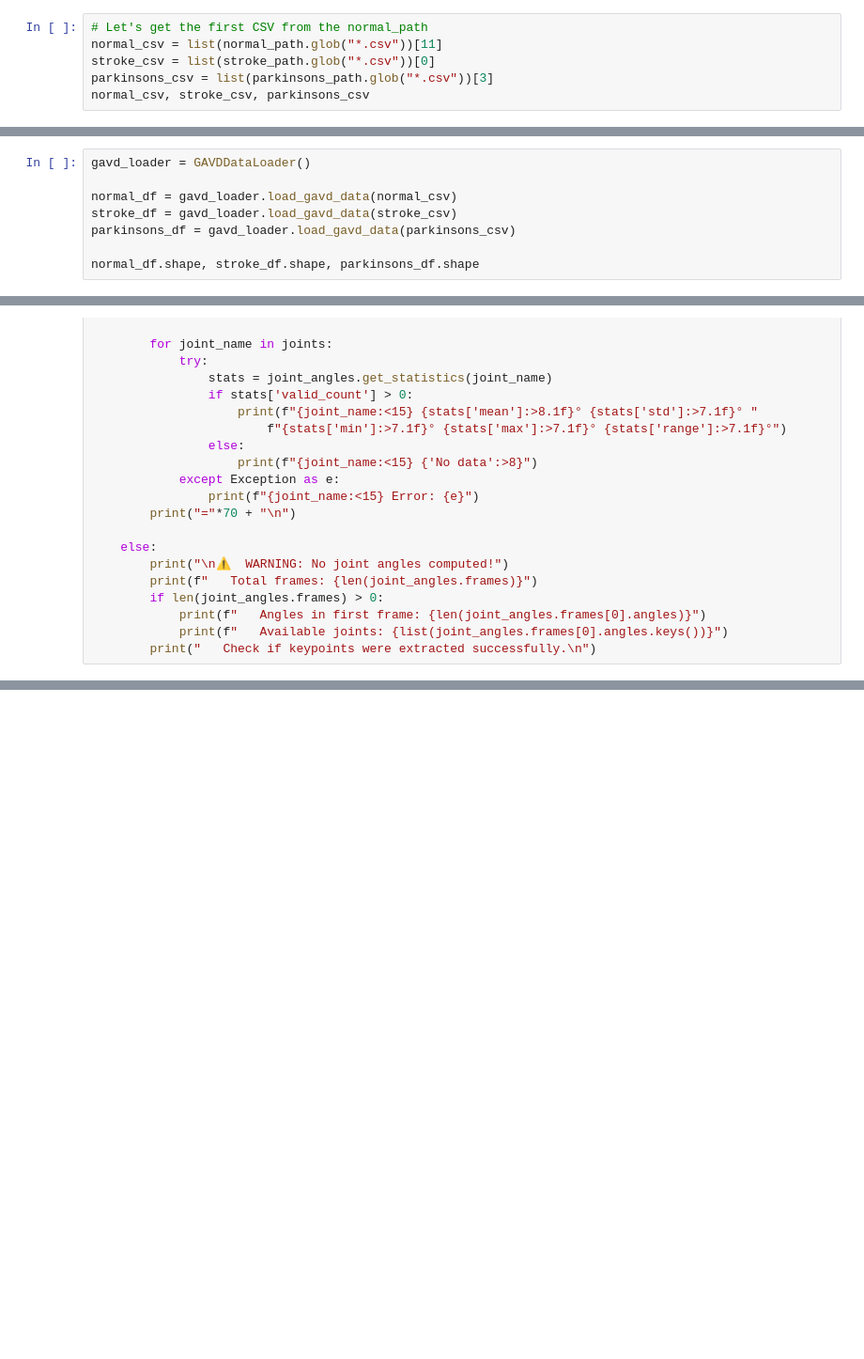
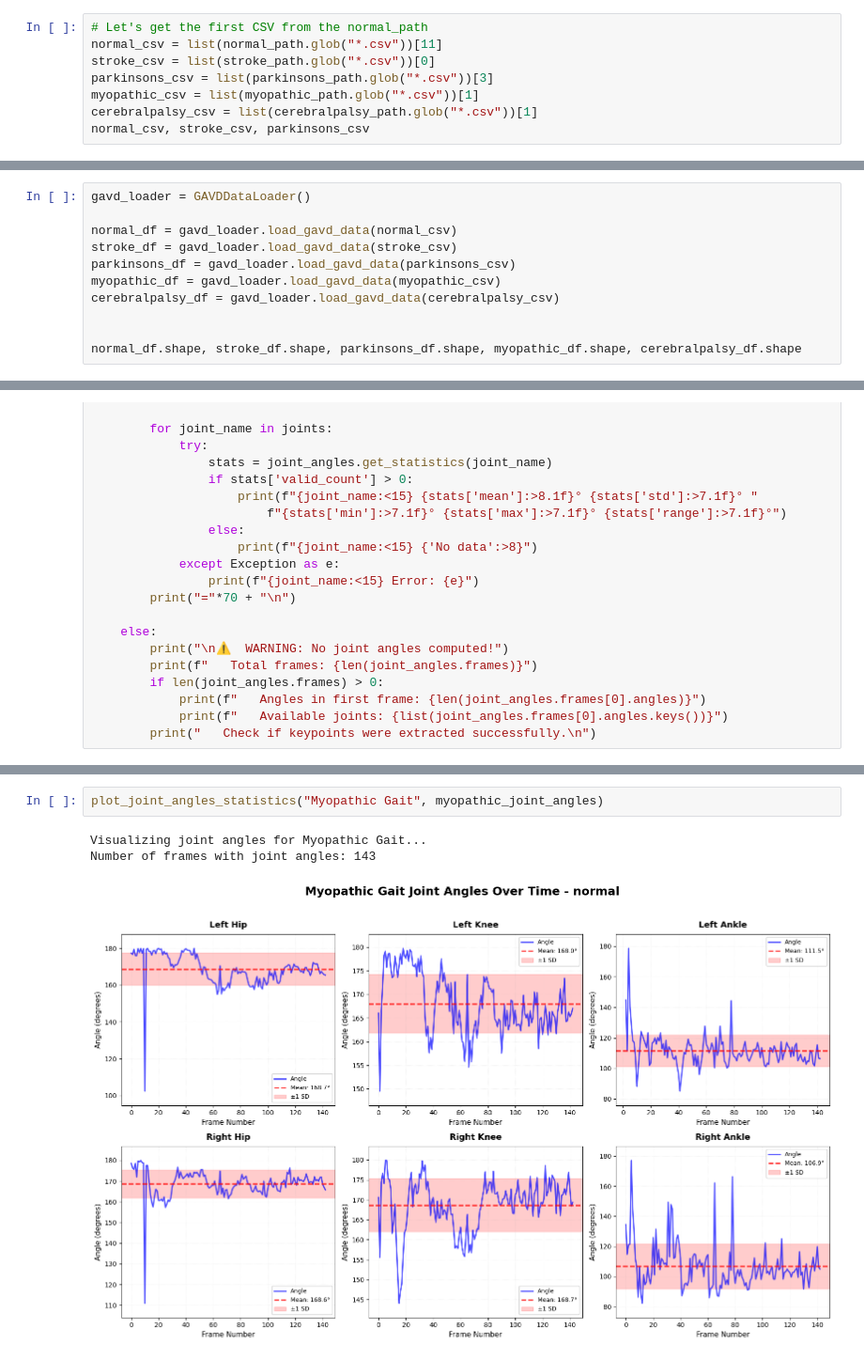
Before and after one commit to brilliantbeaver/alexpose, a Jupyter notebook: experiments/exp5/01_extract_features.ipynb, the cells around one changed output, grey strips where cells are left out. Shown at 94% size. Drawn from its saved outputs; the diff is of its cells as text; blank space fills up the shorter version.

```diff
--- a/experiments/exp5/01_extract_features.ipynb
+++ b/experiments/exp5/01_extract_features.ipynb
@@ -104,5 +113,7 @@ normal_path, stroke_path, parkinsons_path
 normal_csv = list(normal_path.glob("*.csv"))[11]
 stroke_csv = list(stroke_path.glob("*.csv"))[0]
 parkinsons_csv = list(parkinsons_path.glob("*.csv"))[3]
+myopathic_csv = list(myopathic_path.glob("*.csv"))[1]
+cerebralpalsy_csv = list(cerebralpalsy_path.glob("*.csv"))[1]
 normal_csv, stroke_csv, parkinsons_csv
 # %% [output]
@@ -115,6 +126,9 @@ gavd_loader = GAVDDataLoader()
 normal_df = gavd_loader.load_gavd_data(normal_csv)
 stroke_df = gavd_loader.load_gavd_data(stroke_csv)
 parkinsons_df = gavd_loader.load_gavd_data(parkinsons_csv)
+myopathic_df = gavd_loader.load_gavd_data(myopathic_csv)
+cerebralpalsy_df = gavd_loader.load_gavd_data(cerebralpalsy_csv)
 
-normal_df.shape, stroke_df.shape, parkinsons_df.shape
+
+normal_df.shape, stroke_df.shape, parkinsons_df.shape, myopathic_df.shape, cerebralpalsy_df.shape
 # %% [output]
@@ -396 +545,7 @@ right_ankle        124.3°    42.8°     0.5°   180.0°   179.4°
 ======================================================================
+# %%
+plot_joint_angles_statistics("Myopathic Gait", myopathic_joint_angles)
+# %% [output]
+Visualizing joint angles for Myopathic Gait...
+Number of frames with joint angles: 143
+[figure, added]
```
Also changed, not shown: parts of 36 cells of this notebook, 1 other file.
